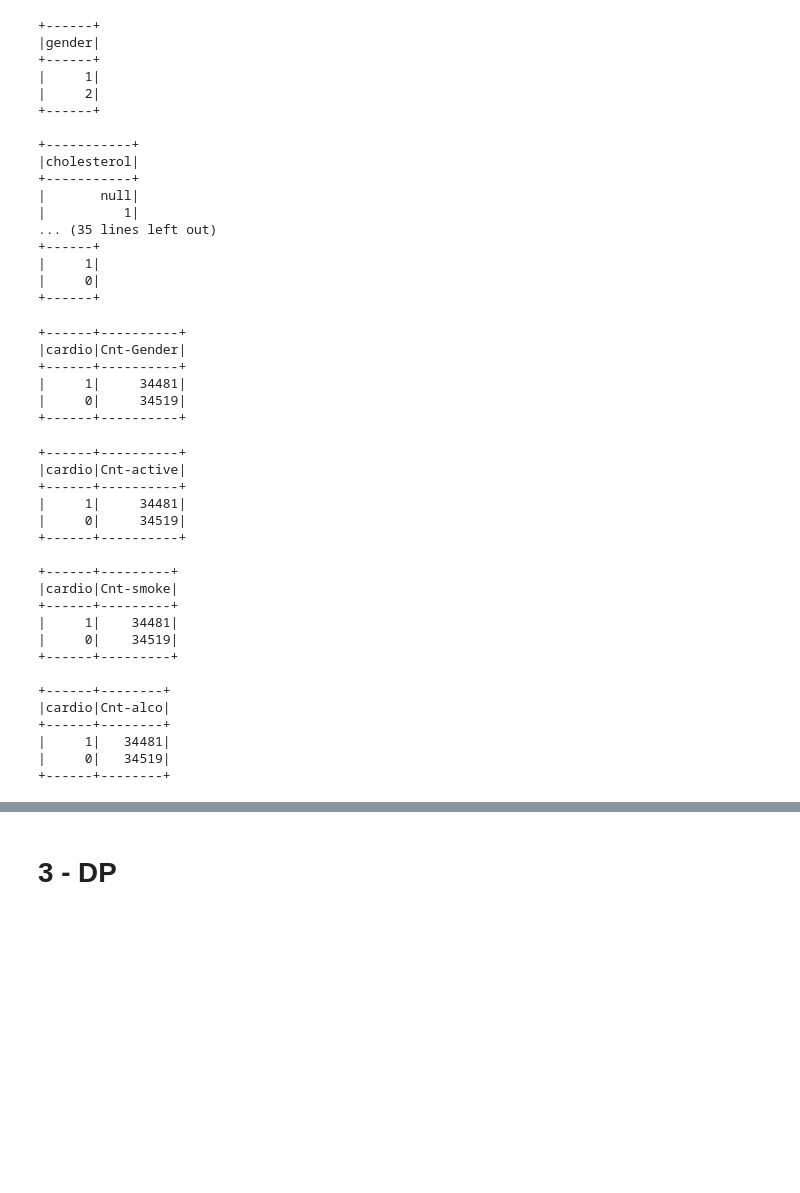
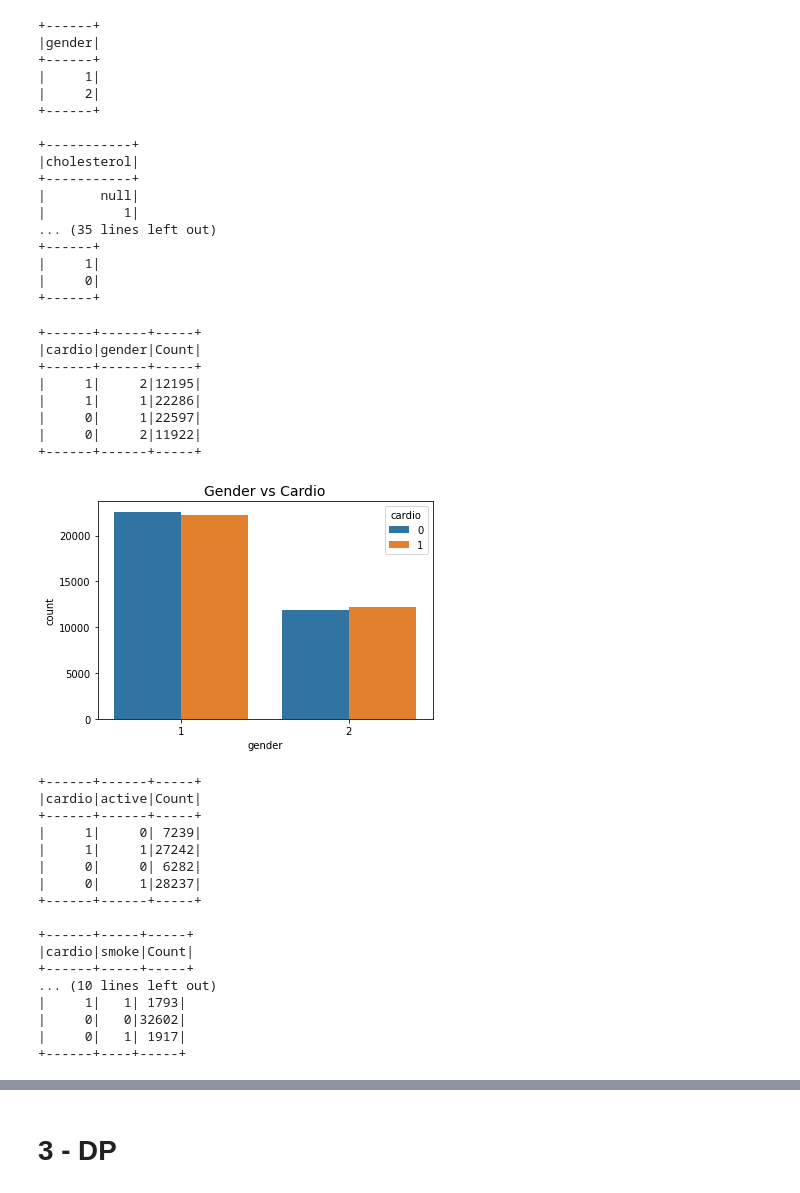
Before and after one commit to Pokekaya/722-BDAS, a Jupyter notebook: code.ipynb, the cells around one changed output, grey strips where cells are left out. Drawn from its saved outputs; the diff is of its cells as text; code cells hidden in the pictures; blank space fills up the shorter version.

```diff
--- a/code.ipynb
+++ b/code.ipynb
@@ -282,38 +322,46 @@ df.select('cardio').distinct().show()
 |     0|
 +------+
 # %%
-df.groupBy('cardio').agg(count('gender').alias('Cnt-Gender')).show()
+# 'Cardio vs Gender'
+df.groupBy('cardio', 'gender').agg(count('*').alias('Count')).show()
 # %% [output]
-+------+----------+
-|cardio|Cnt-Gender|
-+------+----------+
-|     1|     34481|
-|     0|     34519|
-+------+----------+
++------+------+-----+
+|cardio|gender|Count|
++------+------+-----+
+|     1|     2|12195|
+|     1|     1|22286|
+|     0|     1|22597|
+|     0|     2|11922|
++------+------+-----+
+# %%
+# Plotting 'Cardio vs Gender'
+df_pd = df.toPandas()
+sns.countplot(x='gender', hue='cardio', data=df_pd)
+plt.title("Gender vs Cardio", size=14)
+plt.show()
+# %% [output]
+[figure, added]
 # %%
-df.groupBy('cardio').agg(count('active').alias('Cnt-active')).show()
+df.groupBy('cardio','active').agg(count('*').alias('Count')).show()
 
-df.groupBy('cardio').agg(count('smoke').alias('Cnt-smoke')).show()
+df.groupBy('cardio', 'smoke').agg(count('*').alias('Count')).show()
 
-df.groupBy('cardio').agg(count('alco').alias('Cnt-alco')).show()
+df.groupBy('cardio', 'alco').agg(count('*').alias('Count')).show()
 # %% [output]
-+------+----------+
-|cardio|Cnt-active|
-+------+----------+
-|     1|     34481|
-|     0|     34519|
-+------+----------+
++------+------+-----+
+|cardio|active|Count|
++------+------+-----+
+|     1|     0| 7239|
+|     1|     1|27242|
+|     0|     0| 6282|
+|     0|     1|28237|
++------+------+-----+
 
-+------+---------+
-|cardio|Cnt-smoke|
-+------+---------+
-|     1|    34481|
-|     0|    34519|
-+------+---------+
-
-+------+--------+
-|cardio|Cnt-alco|
-+------+--------+
-|     1|   34481|
-|     0|   34519|
-+------+--------+
++------+-----+-----+
+|cardio|smoke|Count|
++------+-----+-----+
+... (10 lines left out)
+|     1|   1| 1793|
+|     0|   0|32602|
+|     0|   1| 1917|
++------+----+-----+
```
Also changed, not shown: parts of 32 cells of this notebook.
